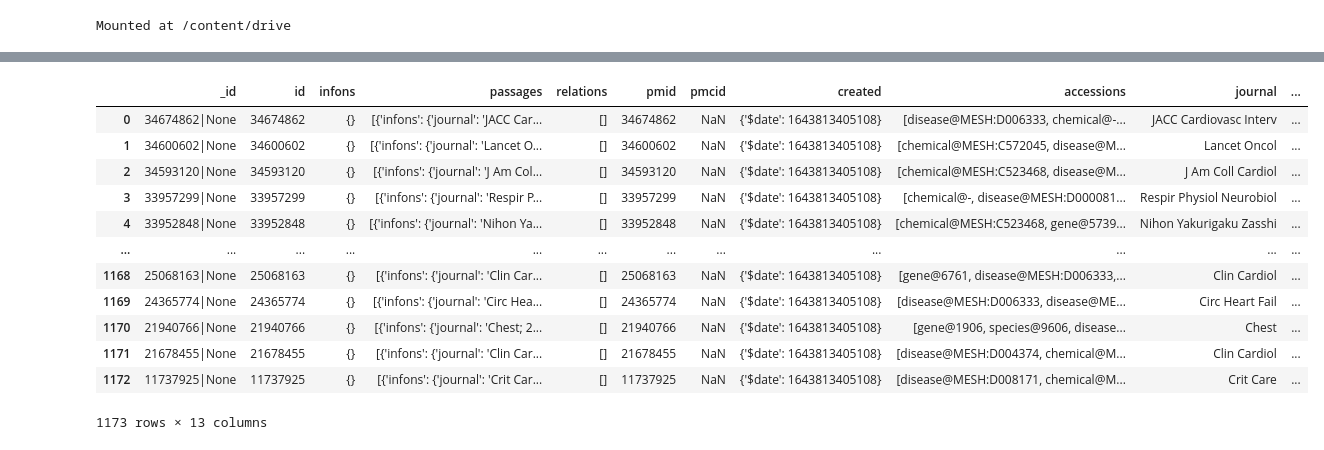
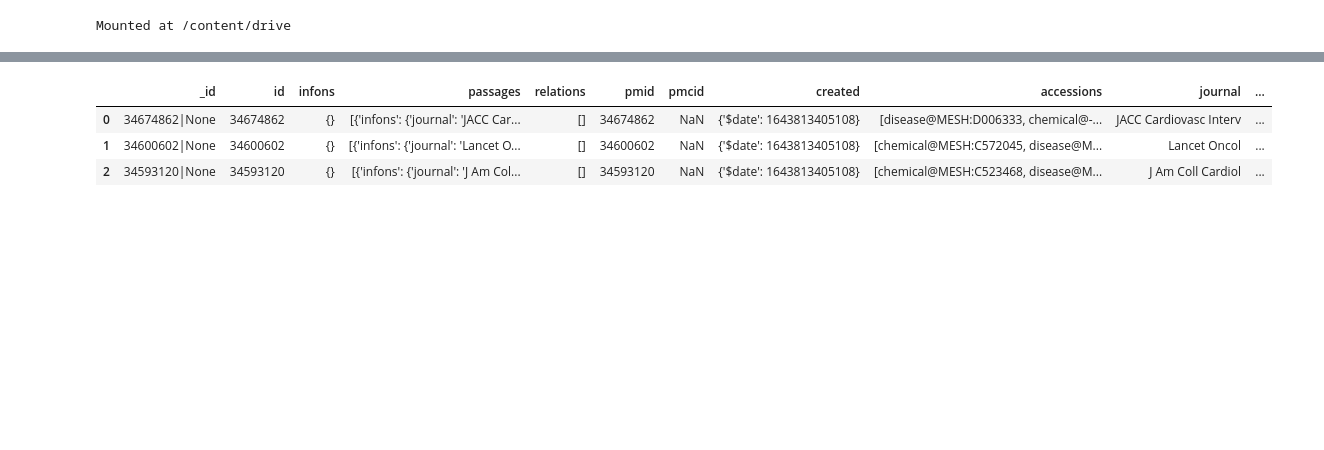
Before and after one commit to LyaSolis/PubMed_LAG, a Jupyter notebook: 2_parse_annotated_articles.ipynb, the cells around one changed output, grey strips where cells are left out. Cells and saved outputs as stored; diff of their text form; code cells hidden in the pictures; blank space fills up the shorter version.

```diff
--- a/2_parse_annotated_articles.ipynb
+++ b/2_parse_annotated_articles.ipynb
@@ -20,19 +23,10 @@ import pandas as pd
 abstracts = pd.read_json("/content/drive/MyDrive/GitHub/PubMed_pipeline/LAG/annotated_abstracts.json", lines=True)
 fulltext = pd.read_json("/content/drive/MyDrive/GitHub/PubMed_pipeline/LAG/annotated_fulltext.json", lines=True)
 # %%
-abstracts
+abstracts.head(3)
 # %% [output]
 |  | _id | id | infons | passages | relations | pmid | pmcid | created | accessions | journal | ... |
 | 0 | 34674862|None | 34674862 | {} | [{'infons': {'journal': 'JACC Car... | [] | 34674862 | NaN | {'$date': 1643813405108} | [disease@MESH:D006333, chemical@-... | JACC Cardiovasc Interv | ... |
 | 1 | 34600602|None | 34600602 | {} | [{'infons': {'journal': 'Lancet O... | [] | 34600602 | NaN | {'$date': 1643813405108} | [chemical@MESH:C572045, disease@M... | Lancet Oncol | ... |
 | 2 | 34593120|None | 34593120 | {} | [{'infons': {'journal': 'J Am Col... | [] | 34593120 | NaN | {'$date': 1643813405108} | [chemical@MESH:C523468, disease@M... | J Am Coll Cardiol | ... |
-| 3 | 33957299|None | 33957299 | {} | [{'infons': {'journal': 'Respir P... | [] | 33957299 | NaN | {'$date': 1643813405108} | [chemical@-, disease@MESH:D000081... | Respir Physiol Neurobiol | ... |
-| 4 | 33952848|None | 33952848 | {} | [{'infons': {'journal': 'Nihon Ya... | [] | 33952848 | NaN | {'$date': 1643813405108} | [chemical@MESH:C523468, gene@5739... | Nihon Yakurigaku Zasshi | ... |
-| ... | ... | ... | ... | ... | ... | ... | ... | ... | ... | ... | ... |
-| 1168 | 25068163|None | 25068163 | {} | [{'infons': {'journal': 'Clin Car... | [] | 25068163 | NaN | {'$date': 1643813405108} | [gene@6761, disease@MESH:D006333,... | Clin Cardiol | ... |
-| 1169 | 24365774|None | 24365774 | {} | [{'infons': {'journal': 'Circ Hea... | [] | 24365774 | NaN | {'$date': 1643813405108} | [disease@MESH:D006333, disease@ME... | Circ Heart Fail | ... |
-| 1170 | 21940766|None | 21940766 | {} | [{'infons': {'journal': 'Chest; 2... | [] | 21940766 | NaN | {'$date': 1643813405108} | [gene@1906, species@9606, disease... | Chest | ... |
-| 1171 | 21678455|None | 21678455 | {} | [{'infons': {'journal': 'Clin Car... | [] | 21678455 | NaN | {'$date': 1643813405108} | [disease@MESH:D004374, chemical@M... | Clin Cardiol | ... |
-| 1172 | 11737925|None | 11737925 | {} | [{'infons': {'journal': 'Crit Car... | [] | 11737925 | NaN | {'$date': 1643813405108} | [disease@MESH:D008171, chemical@M... | Crit Care | ... |
-1173 rows × 13 columns
 # %%
```
Also changed, not shown: parts of 10 cells of this notebook.
